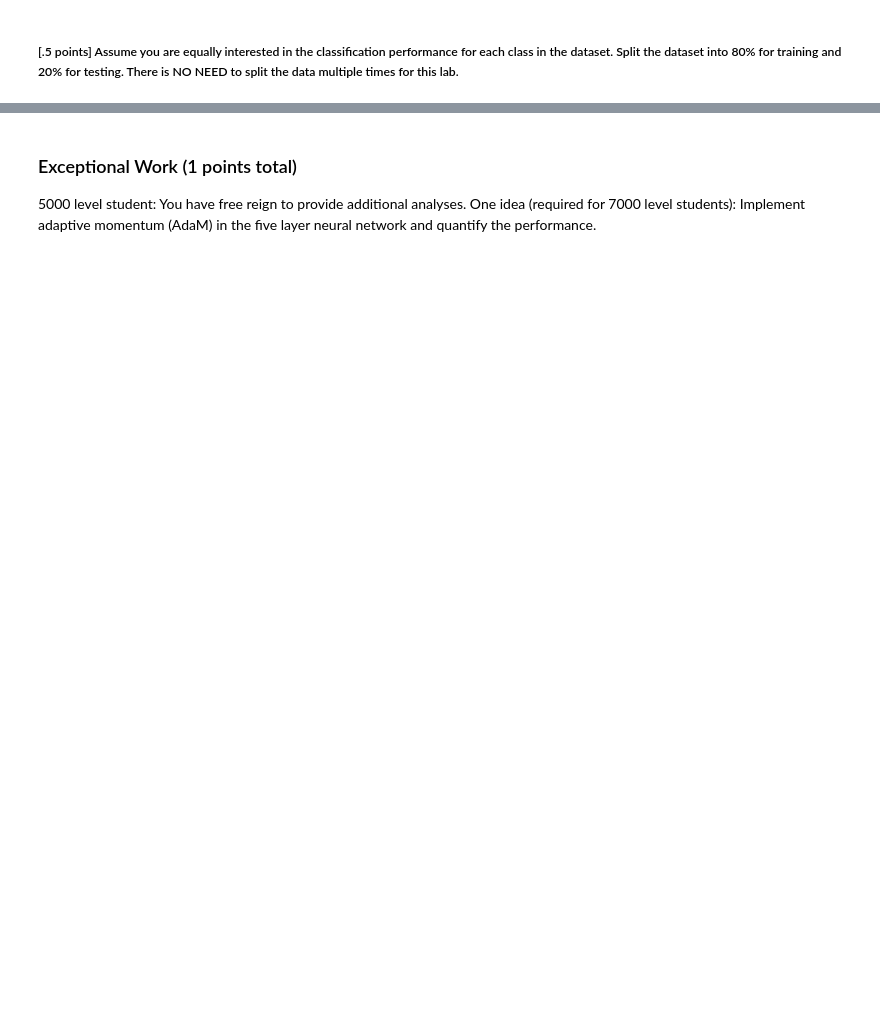
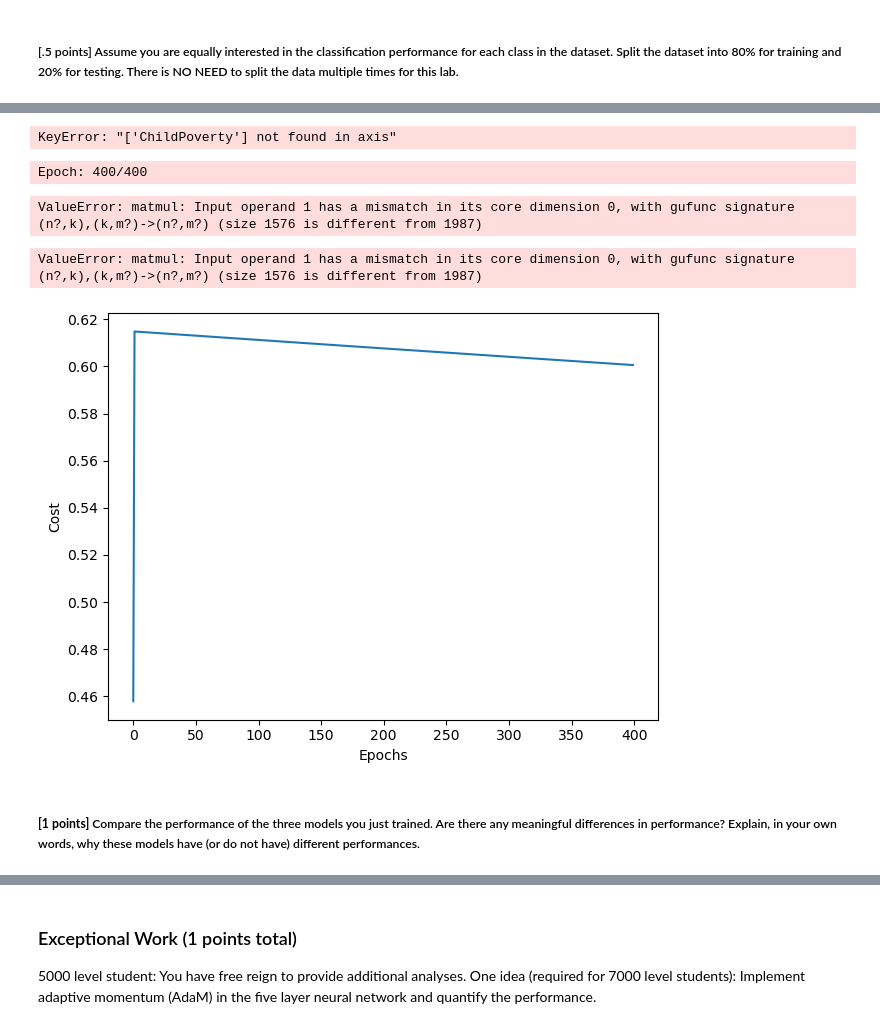
Before and after one commit to AlexShock66/LAB-4-MLP, a Jupyter notebook: MLP.ipynb, the cells around one changed output, grey strips where cells are left out. Cells and saved outputs as stored; diff of their text form; code cells hidden in the pictures; blank space fills up the shorter version.

```diff
--- a/MLP.ipynb
+++ b/MLP.ipynb
@@ -174,0 +586,71 @@ Use one-hot encoding and normalization on the dataset for the remainder of this
+# %%
+scaler = StandardScaler()
+cols_to_hot_encode = ['State', 'County']
+
+# Redo Pre-Processing of Data-------------------------------
+#Drop Non important columns
+data_cat.drop(columns=['TractId','Hispanic','White','Black',
+        'Native','Asian','Pacific','Employed','MeanCommute',
+        'OtherTransp','Walk','Transit','Carpool','Drive',
+        'ChildPoverty'],
+        inplace=True)
+
+#Numerical Data into percentages so that it is not skewed by population
+data_cat['Men'] = data_cat['Men'] / data_cat['TotalPop']
+data_cat['Women'] = data_cat['Women'] / data_cat['TotalPop']
+data_cat['VotingAgeCitizen'] = data_cat['VotingAgeCitizen'] / data_cat['TotalPop']
+
+train_data_one_hot, test_data_one_hot = train_test_split(data_cat, test_size=0.2, random_state=42)
+
+y_train_one_hot = pd.DataFrame(train_data['ChildPoverty'])
+y_train_one_hot = y_train_one_hot.values.ravel()
+X_train_one_hot = train_data_one_hot.drop(columns=['ChildPoverty'],inplace=False)
+
+y_test_one_hot = pd.DataFrame(test_data['ChildPoverty'])
+y_test_one_hot = y_test_one_hot.values.ravel()
+X_test_one_hot = test_data_one_hot.drop(columns=['ChildPoverty'],inplace=False)
+
+X_train_one_hot[cols_to_normalize] = scaler.fit_transform(X_train_one_hot[cols_to_normalize])
+X_test_one_hot[cols_to_normalize] = scaler.fit_transform(X_test_one_hot[cols_to_normalize])
+# Redo Pre-Processing of Data-------------------------------
+# %% [output]
+KeyError: "['ChildPoverty'] not found in axis"
+# %%
+# One-Hot Encode Categorical Data
+dummies = pd.get_dummies(X_test_one_hot['State'])
+res = pd.concat([X_test_one_hot, dummies], axis=1)
+X_test_one_hot = res.drop(['State'], axis=1)
+dummies = pd.get_dummies(X_test_one_hot['County'])
+res = pd.concat([X_test_one_hot, dummies], axis=1)
+X_test_one_hot = res.drop(['County'], axis=1)
+
+dummies = pd.get_dummies(X_train_one_hot['State'])
+res = pd.concat([X_train_one_hot, dummies], axis=1)
+X_train_one_hot = res.drop(['State'], axis=1)
+dummies = pd.get_dummies(X_train_one_hot['County'])
+res = pd.concat([X_train_one_hot, dummies], axis=1)
+X_train_one_hot = res.drop(['County'], axis=1)
+# %%
+%%time
+# ~ 12 min
+nn_one_hot = TwoLayerPerceptronVectorized(**params)
+
+nn_one_hot.fit(X_train_one_hot, y_train, print_progress=50)
+# %% [output]
+Epoch: 400/400
+ValueError: matmul: Input operand 1 has a mismatch in its core dimension 0, with gufunc signature (n?,k),(k,m?)->(n?,m?) (size 1576 is different from 1987)
+# %%
+yhat = nn_one_hot.predict(X_test_one_hot)
+print('Accuracy:',accuracy_score(y_test,yhat))
+# %% [output]
+ValueError: matmul: Input operand 1 has a mismatch in its core dimension 0, with gufunc signature (n?,k),(k,m?)->(n?,m?) (size 1576 is different from 1987)
+# %%
+plt.plot(range(len(nn_one_hot.cost_)), nn_one_hot.cost_)
+plt.ylabel('Cost')
+plt.xlabel('Epochs')
+plt.tight_layout()
+plt.show()
+# %% [output]
+[figure, added]
+# %% [markdown]
+##### **[1 points]** Compare the performance of the three models you just trained. Are there any meaningful differences in performance? Explain, in your own words, why these models have (or do not have) different performances.
```
Also changed, not shown: parts of 34 cells of this notebook.
